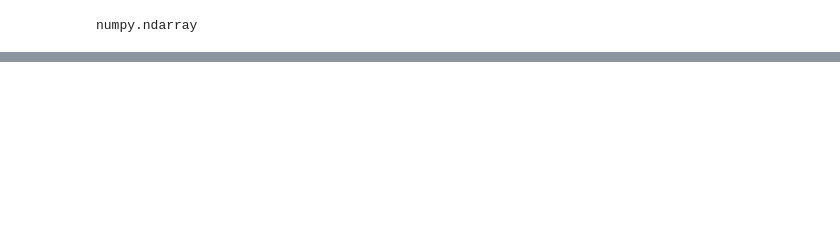
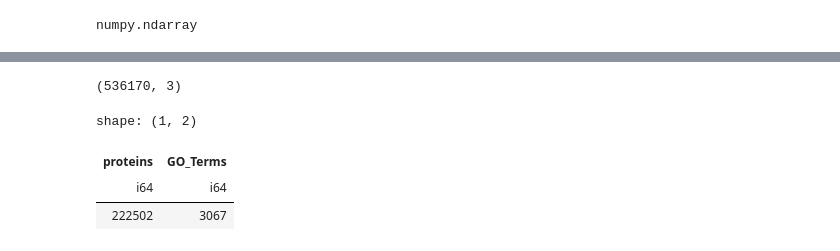
Before and after one commit to sumaniitm/cafa-6-protein-function-prediction-kaggle, a Jupyter notebook: logistic-regression-on-gpus.ipynb, the cells around one changed output, grey strips where cells are left out. Drawn from its saved outputs; the diff is of its cells as text; code cells hidden in the pictures; blank space fills up the shorter version.

Commit message:
Kaggle Notebook | logistic_regression_on_gpus | Version 4

```diff
--- a/logistic-regression-on-gpus.ipynb
+++ b/logistic-regression-on-gpus.ipynb
@@ -255,0 +376,32 @@ long_format_df.write_csv("submission_df_cc_concat.tsv", separator="\t", include_
+# %%
+submission_df_cc_concat = pl.read_csv('/kaggle/input/suman-cafa6-submission-df-all/submission_df_cc_concat.tsv', separator="\t")
+submission_df_cc_concat.columns = ['protein','GO_Term','Probability']
+print("Shape - ", submission_df_cc_concat.shape)
+
+submission_df_cc_2 = pl.read_csv('/kaggle/input/suman-cafa6-submission-df-all/submission_df_cc_2.tsv', separator="\t")
+submission_df_cc_2.columns = ['protein','GO_Term','Probability']
+print("Shape - ", submission_df_cc_2.shape)
+
+submission_df_cc_3 = pl.read_csv('/kaggle/input/suman-cafa6-submission-df-all/submission_df_cc_3.tsv', separator="\t")
+submission_df_cc_3.columns = ['protein','GO_Term','Probability']
+print("Shape - ", submission_df_cc_3.shape)
+
+submission_df_cc_5 = pl.read_csv('/kaggle/input/suman-cafa6-submission-df-all/submission_df_cc_5.tsv', separator="\t")
+submission_df_cc_5.columns = ['protein','GO_Term','Probability']
+print("Shape - ", submission_df_cc_5.shape)
+
+submission_df_cc_4 = pl.read_csv('/kaggle/input/suman-cafa6-submission-df-all/submission_df_cc_4.tsv', separator="\t")
+submission_df_cc_4.columns = ['protein','GO_Term','Probability']
+print("Shape - ", submission_df_cc_4.shape)
+
+submission_df_cc_6 = pl.read_csv('/kaggle/input/suman-cafa6-submission-df-all/submission_df_cc_6.tsv', separator="\t")
+submission_df_cc_6.columns = ['protein','GO_Term','Probability']
+print("Shape - ", submission_df_cc_6.shape)
+
+submission_df_mf = pl.read_csv('/kaggle/input/suman-cafa6-submission-df-all/submission_df_mf.tsv', separator="\t")
+submission_df_mf.columns = ['protein','GO_Term','Probability']
+print("Shape - ", submission_df_mf.shape)
+
+submission_df_bp = pl.read_csv('/kaggle/input/suman-cafa6-submission-df-all/submission_df_bp.tsv', separator="\t")
+submission_df_bp.columns = ['protein','GO_Term','Probability']
+print("Shape - ", submission_df_bp.shape)
@@ -255,0 +417,16 @@ long_format_df.write_csv("submission_df_cc_concat.tsv", separator="\t", include_
+# %%
+submission_df = pl.concat([submission_df_mf, submission_df_cc_concat
+                           , submission_df_bp, submission_df_cc_6
+                          , submission_df_cc_4, submission_df_cc_5, submission_df_cc_3
+                          , submission_df_cc_2])
+submission_df.shape
+# %% [output]
+(536170, 3)
+# %%
+dd.sql("select count(distinct(protein)) as proteins, count(distinct(GO_Term)) as GO_Terms, \
+from submission_df").pl()
+# %% [output]
+shape: (1, 2)
+| proteins | GO_Terms |
+| i64 | i64 |
+| 222502 | 3067 |
```
Also changed, not shown: parts of 35 cells of this notebook.
